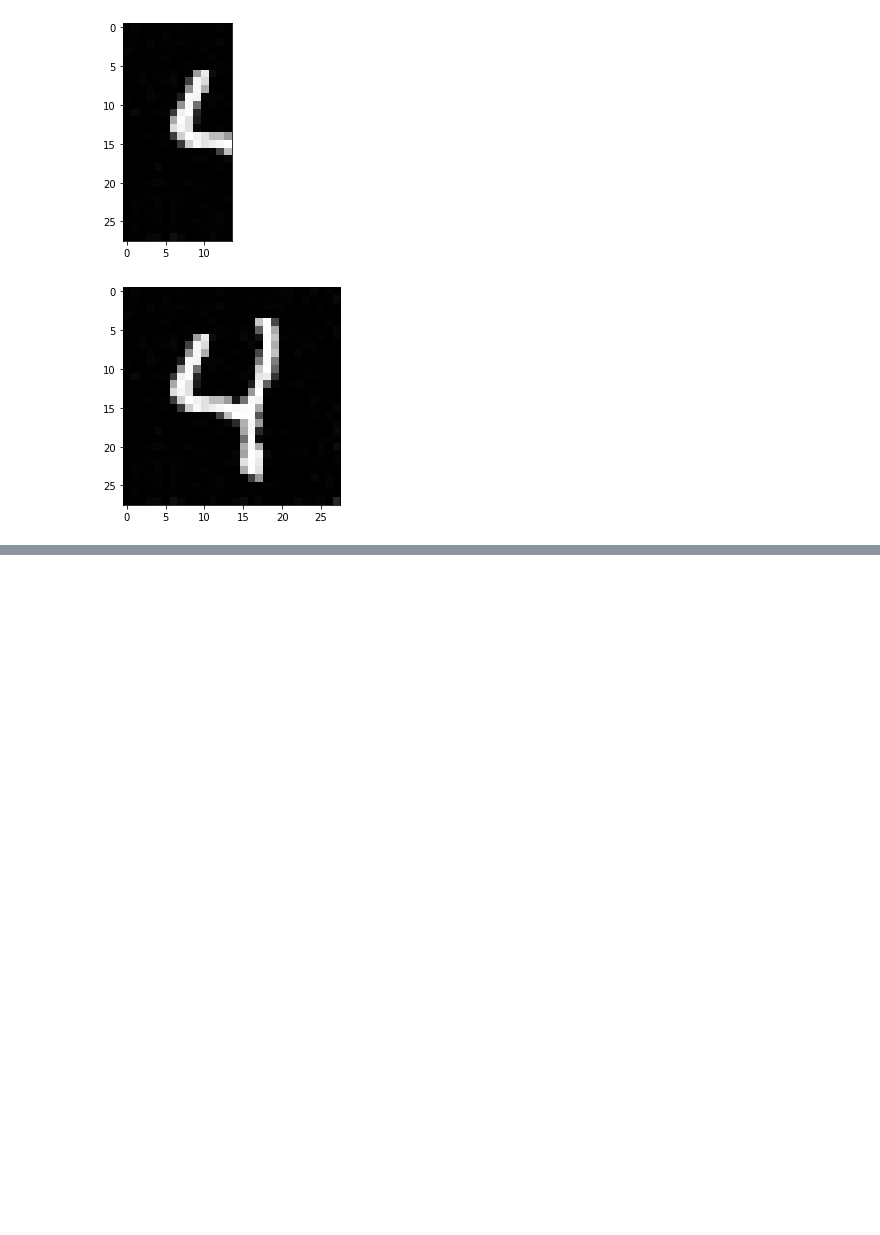
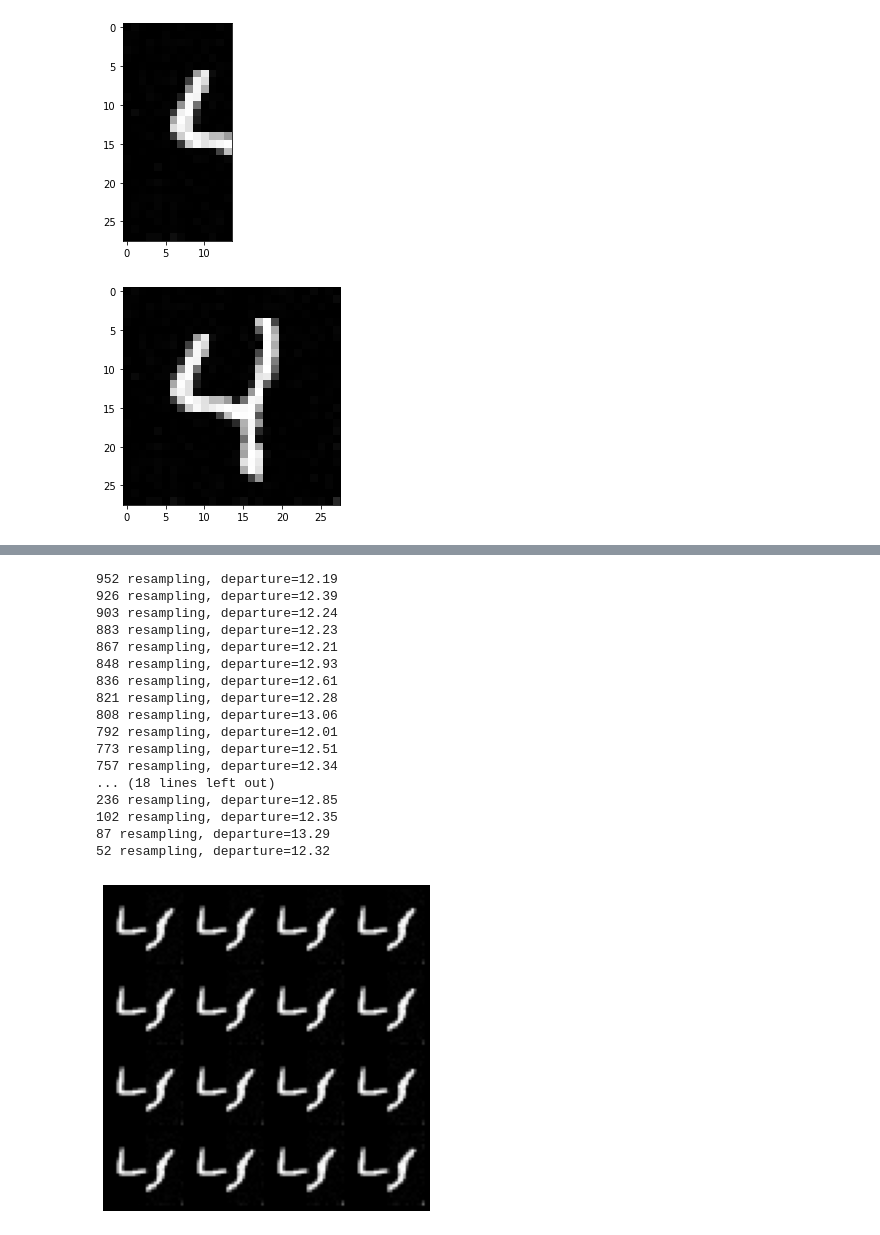
Before and after one commit to harrya32/conditional_diffusion_simulation, a Jupyter notebook: MNIST example.ipynb, the cells around one changed output, grey strips where cells are left out. Drawn from its saved outputs; the diff is of its cells as text; code cells hidden in the pictures; blank space fills up the shorter version.

Commit message:
started mnist smcdiff

```diff
--- a/MNIST example.ipynb
+++ b/MNIST example.ipynb
@@ -623,0 +700,7 @@ plt.show()
+# %%
+def get_y(x):
+    y = torch.zeros(16,1,28,14)
+    for i in range(16):
+        y[i][0] = x[i][0][:, :14]
+
+    return y
@@ -623,0 +715,6 @@ plt.show()
+# %%
+def log_imp_weights(sample, mean, sd):
+    log_w = -(1./2)*(sample-mean)**2/(sd**2)
+    log_w = torch.sum(log_w, axis=[1,2,3])
+    log_w -= torch.logsumexp(log_w, 0)
+    return log_w
@@ -623,0 +846,33 @@ plt.show()
+# %%
+samples = SMCDiff_Euler_Maruyama_sampler(score_model, marginal_prob_std_fn, diffusion_coeff_fn,
+                                         data[2][0][0], diffused_y = diff, k=16)
+
+
+samples = samples.clamp(0.0, 1.0)
+%matplotlib inline
+import matplotlib.pyplot as plt
+sample_grid = make_grid(samples, nrow=int(np.sqrt(16)))
+
+plt.figure(figsize=(6,6))
+plt.axis('off')
+plt.imshow(sample_grid.permute(1, 2, 0).cpu(), vmin=0., vmax=1.)
+plt.show()
+# %% [output]
+952 resampling, departure=12.19
+926 resampling, departure=12.39
+903 resampling, departure=12.24
+883 resampling, departure=12.23
+867 resampling, departure=12.21
+848 resampling, departure=12.93
+836 resampling, departure=12.61
+821 resampling, departure=12.28
+808 resampling, departure=13.06
+792 resampling, departure=12.01
+773 resampling, departure=12.51
+757 resampling, departure=12.34
+... (18 lines left out)
+236 resampling, departure=12.85
+102 resampling, departure=12.35
+87 resampling, departure=13.29
+52 resampling, departure=12.32
+[figure, added]
```
Also changed, not shown: parts of 23 cells of this notebook.
